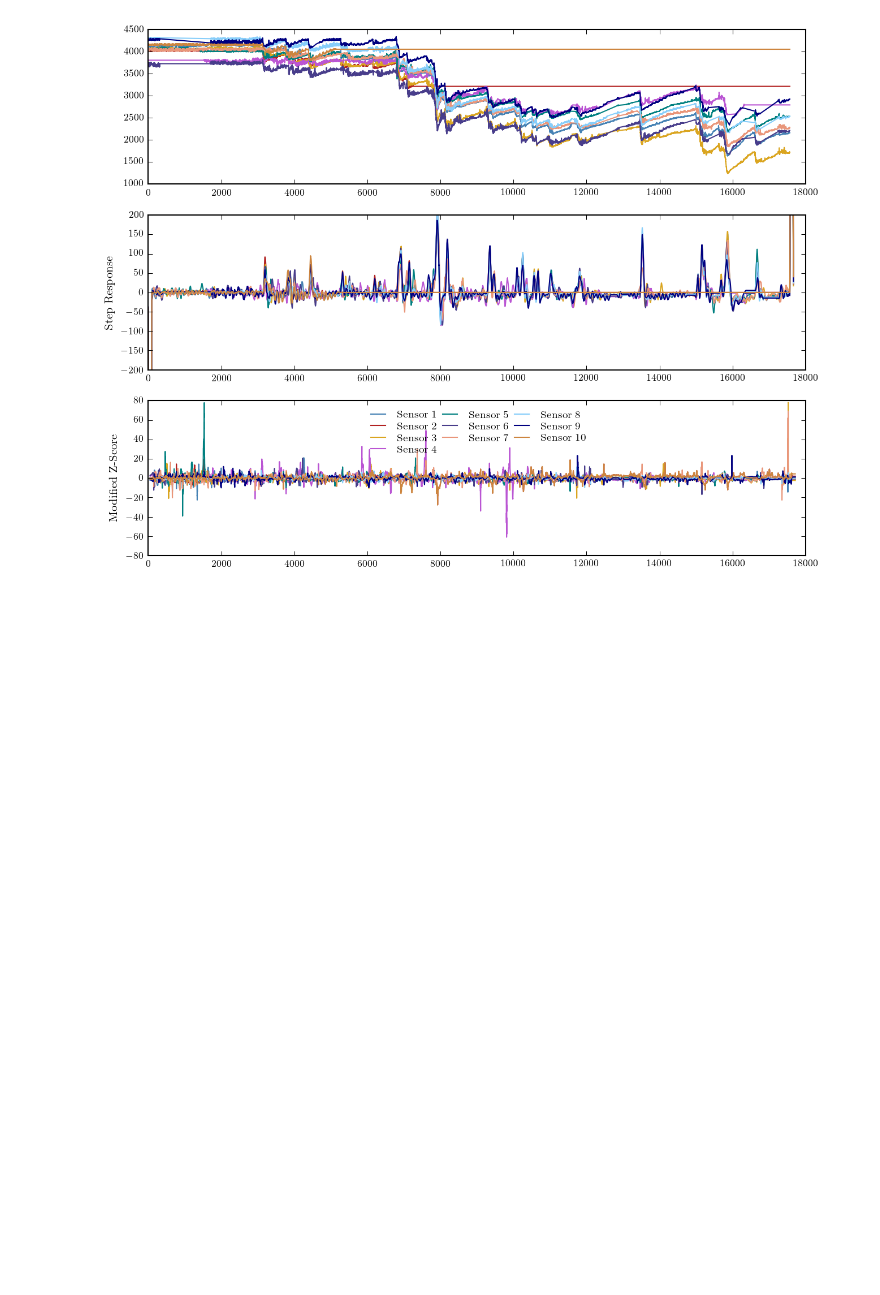
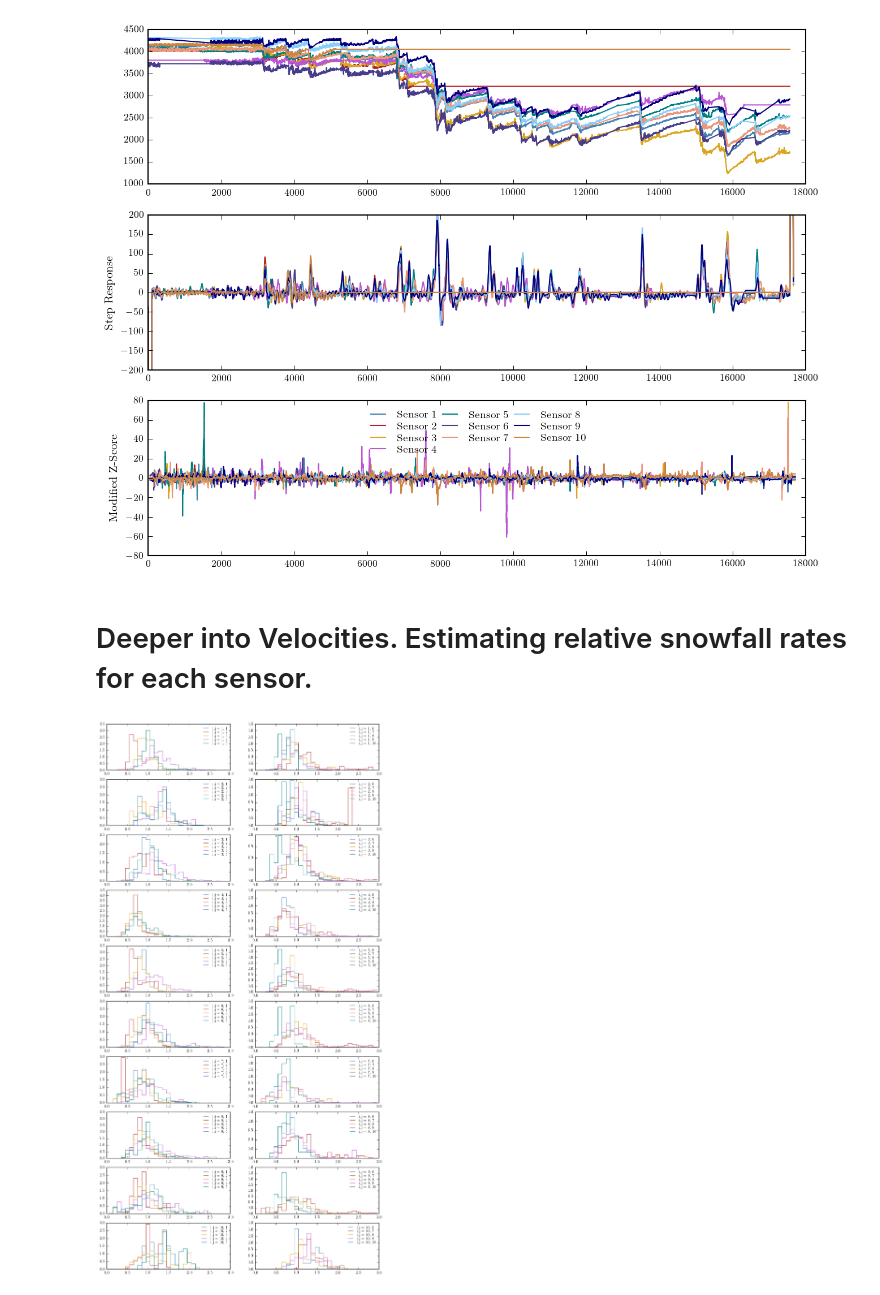
Before and after one commit to erccarls/berkely_snowfall, a Jupyter notebook: notebooks/Kalman Filter.ipynb, the cells around one changed output. Drawn from its saved outputs; the diff is of its cells as text; code cells hidden in the pictures; blank space fills up the shorter version.

Commit message:
Added snowfall velocity estimates

```diff
--- a/notebooks/Kalman Filter.ipynb
+++ b/notebooks/Kalman Filter.ipynb
@@ -335,3 +335,46 @@ plt.xlim(0,18000)
 # %% [output]
 (0, 18000)
 [figure]
+# %% [markdown]
+# Deeper into Velocities. Estimating relative snowfall rates for each sensor.
+# %%
+
+bins=np.linspace(0,3,31) # Velocity bins
+v_threhold = 3. # Only include velocity ratios when both velocities are above this
+
+
+bin_centers = 0.5*(bins[:-1] + bins[1:])
+histograms = np.zeros((len(results), len(results), len(bins)-1))
+
+
+for i_sensor, (mu_i, sigma_i,) in enumerate(results):
+    # Get the velocities of the first set.
+    v_i = mu_i[:,1]
+
+    for j_sensor, (mu_j, sigma_j,) in enumerate(results):
+        if i_sensor == j_sensor:
+            continue
+        # Get the velocities of the second set.
+        v_j = mu_j[:,1]
+
+        valid = np.where((v_i>v_threhold) & (v_j>v_threhold))[0] # Only positive since we are looking at snowfall not melt rate
+
+        hist, bin_edges = np.histogram(v_i[valid]/v_j[valid], bins=bins, normed=True)
+
+        histograms[i_sensor, j_sensor] = hist
+        # Find velocities over some threhold
+# %%
+plt.figure(figsize=(10,20))
+
+for i_sensor in range(len(results)):
+    for j_sensor, hist in enumerate(histograms[i_sensor]):
+        #print len(hist)
+        if j_sensor < 5:
+            plt.subplot(len(results),2,2*i_sensor+1)
+        else:
+            plt.subplot(len(results),2,2*i_sensor+2)
+        plt.step(bin_centers, hist, alpha=.75, label='i,j = %i, %i'%(i_sensor+1, j_sensor+1))
+
+        plt.legend(frameon=False,fontsize=7, labelspacing=.2)
+# %% [output]
+[figure, added]
```
Also changed, not shown: parts of 3 cells of this notebook, 1 other file.
